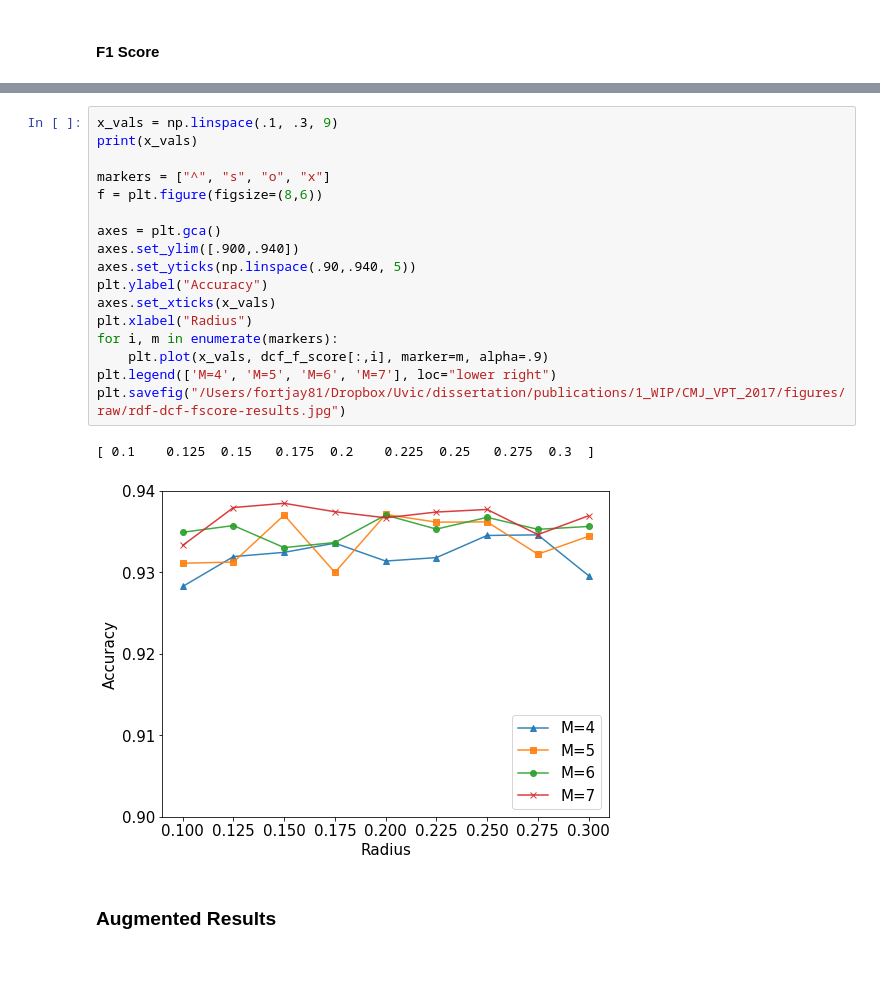
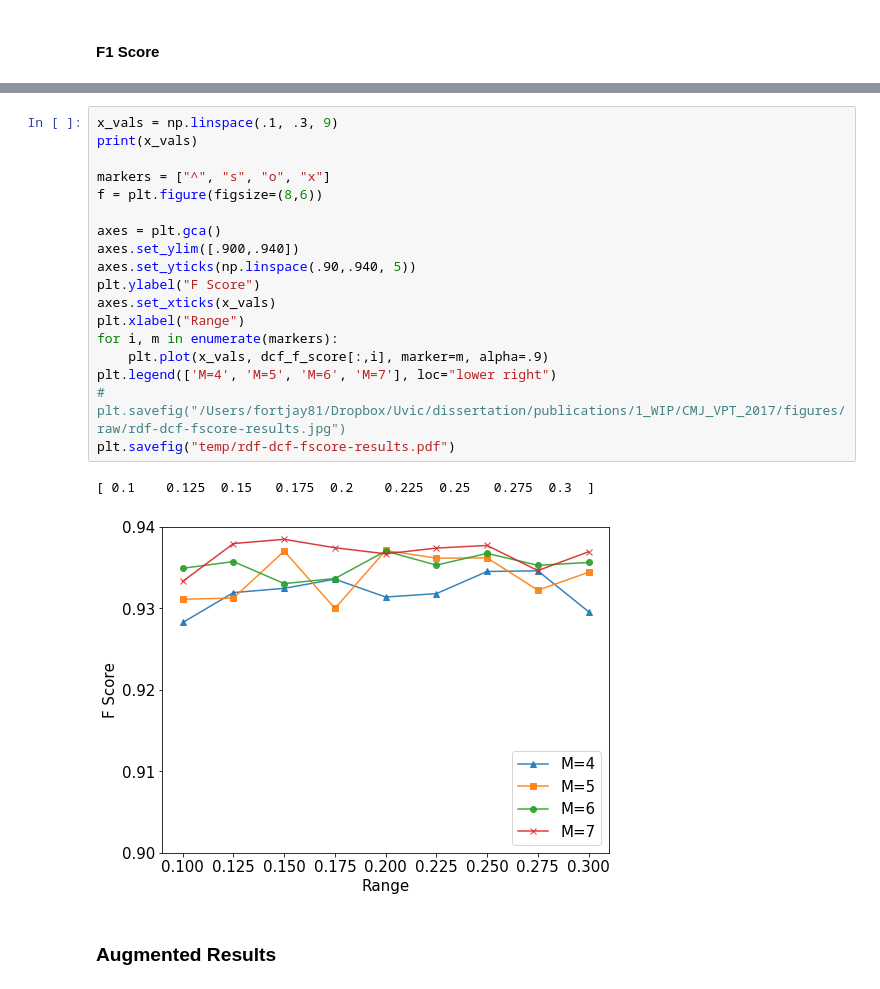
Before and after one commit to davidsjohnson/VPT2, a Jupyter notebook: CMJ Stuff.ipynb, the cells around one changed output, grey strips where cells are left out. Cells and saved outputs as stored; diff of their text form.

```diff
--- a/CMJ Stuff.ipynb
+++ b/CMJ Stuff.ipynb
@@ -266,23 +278,24 @@ plt.savefig("/Users/fortjay81/Dropbox/Uvic/dissertation/publications/1_WIP/CMJ_V
 # %%
 x_vals = np.linspace(.1, .3, 9)
 print(x_vals)
 
 markers = ["^", "s", "o", "x"]
 f = plt.figure(figsize=(8,6))
 
 axes = plt.gca()
 axes.set_ylim([.900,.940])
 axes.set_yticks(np.linspace(.90,.940, 5))
-plt.ylabel("Accuracy")
+plt.ylabel("F Score")
 axes.set_xticks(x_vals)
-plt.xlabel("Radius")
+plt.xlabel("Range")
 for i, m in enumerate(markers):
     plt.plot(x_vals, dcf_f_score[:,i], marker=m, alpha=.9)
 plt.legend(['M=4', 'M=5', 'M=6', 'M=7'], loc="lower right")
-plt.savefig("/Users/fortjay81/Dropbox/Uvic/dissertation/publications/1_WIP/CMJ_VPT_2017/figures/raw/rdf-dcf-fscore-results.jpg")
+# plt.savefig("/Users/fortjay81/Dropbox/Uvic/dissertation/publications/1_WIP/CMJ_VPT_2017/figures/raw/rdf-dcf-fscore-results.jpg")
+plt.savefig("temp/rdf-dcf-fscore-results.pdf")
 # %% [output]
 [ 0.1    0.125  0.15   0.175  0.2    0.225  0.25   0.275  0.3  ]
-[figure, old version]
+[figure, new version]
 # %% [markdown]
 ### Augmented Results
 # %%
```
Also changed, not shown: parts of 8 cells of this notebook, 17 other files.
